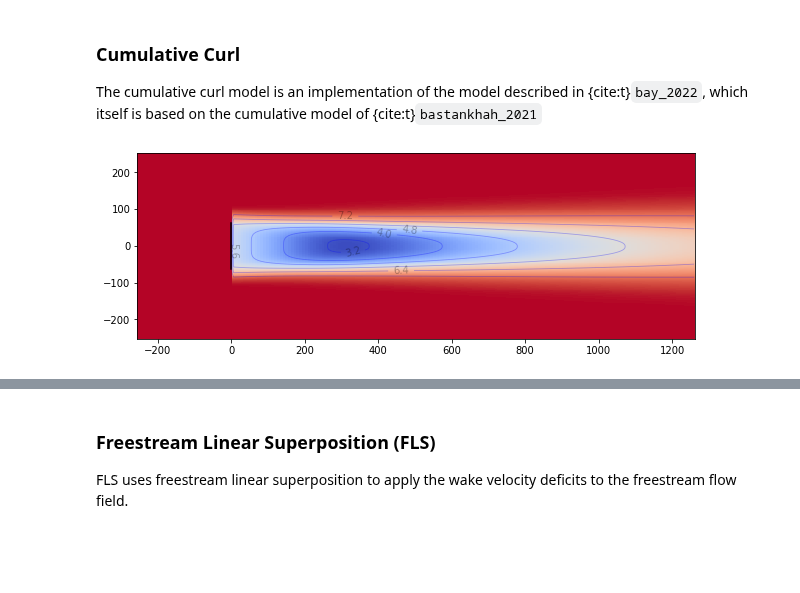
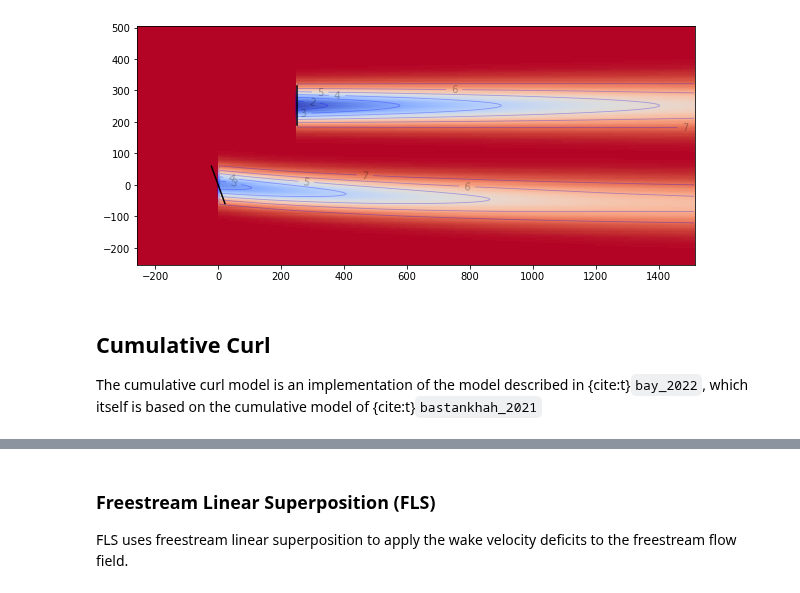
Before and after one commit to NREL/floris, a Jupyter notebook: docs/wake_models.ipynb, the cells around one changed output, grey strips where cells are left out. Cells and saved outputs as stored; diff of their text form; code cells hidden in the pictures; blank space fills up the shorter version.

```diff
--- a/docs/wake_models.ipynb
+++ b/docs/wake_models.ipynb
@@ -87,16 +100,8 @@ wakeviz.plot_turbines_with_fi(fi, ax=axes)
+# %%
+model_plot("../examples/inputs/emgauss.yaml")
+# %% [output]
+[figure, added]
 # %% [markdown]
-### Cumulative Curl
+## Cumulative Curl
 The cumulative curl model is an implementation of the model described in {cite:t}`bay_2022`,
 which itself is based on the cumulative model of {cite:t}`bastankhah_2021`
-# %%
-fig, axes = plt.subplots(1, 1, figsize=(10, 10))
-fi = FlorisInterface("../examples/inputs/cc.yaml")
-fi.reinitialize(layout_x=np.array([0.0]), layout_y=np.array([0.0]))
-horizontal_plane = fi.calculate_horizontal_plane(
-    height=90.0,
-    x_resolution=200,
-)
-wakeviz.visualize_cut_plane(horizontal_plane, ax=axes)
-wakeviz.plot_turbines_with_fi(fi, ax=axes)
-# %% [output]
-[figure, removed]
```
Also changed, not shown: parts of 20 cells of this notebook.
